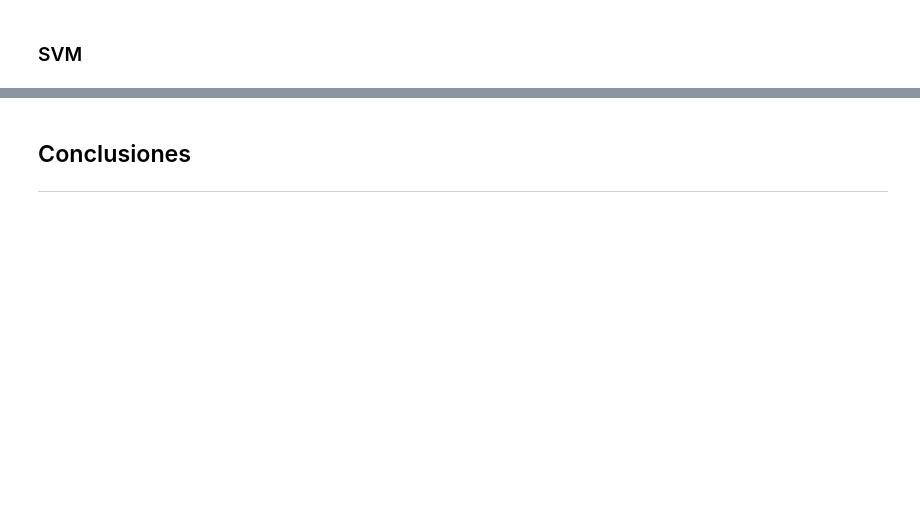
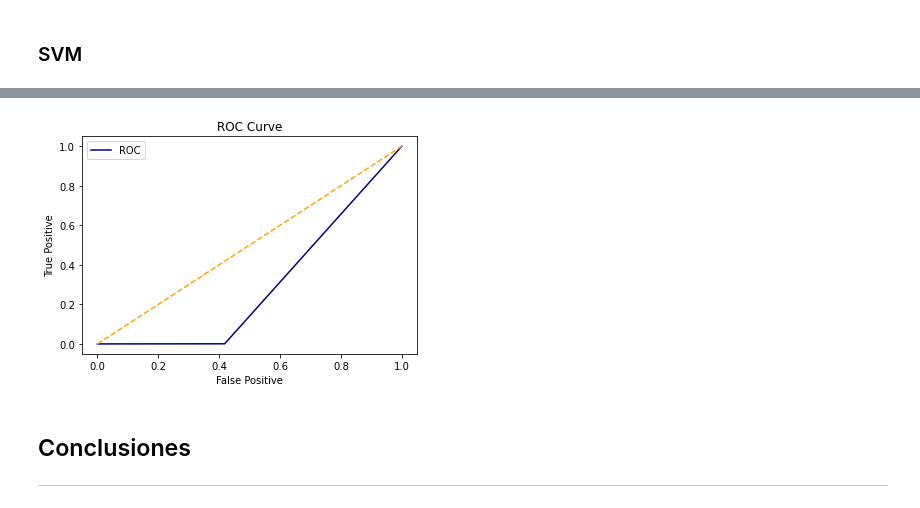
Before and after one commit to juanferdeleon/Proyecto-1-CC3094, a Jupyter notebook: Proyecto 1.ipynb, the cells around one changed output, grey strips where cells are left out. Saved outputs shown, nothing was run; the diff lists cells and outputs as text; code cells hidden in the pictures; blank space fills up the shorter version.

```diff
--- a/Proyecto 1.ipynb
+++ b/Proyecto 1.ipynb
@@ -787,0 +804,3 @@ print(classification_report(y_test, y_pred))
+# %%
+naiveBB = MultinomialNB()
+naiveBB.fit(feature_train, target_train)
@@ -788,3 +846,18 @@ print(classification_report(y_test, y_pred))
+# %%
+p_df = naiveBB.predict_proba(feature_test)
+p_df = p_df[:, 1]
+# %%
+f_df, tp_df, thresholds = roc_curve(target_test, p_df, pos_label=4)
+# %%
+plt.plot(f_df, tp_df, color='navy', label='ROC')
+plt.plot([0, 1], [0, 1], color='orange', linestyle='--')
+plt.xlabel('False Positive')
+plt.ylabel('True Positive')
+plt.title('ROC Curve')
+plt.legend()
+plt.show()
+# %% [output]
+[figure, added]
 # %% [markdown]
 ## Conclusiones
 
```
Also changed, not shown: parts of 23 cells of this notebook.
